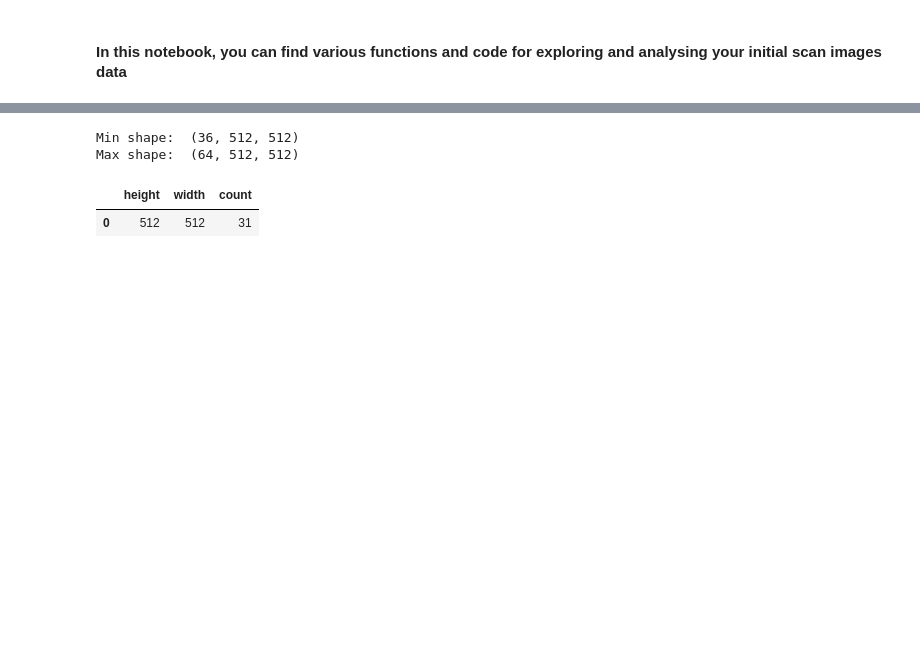
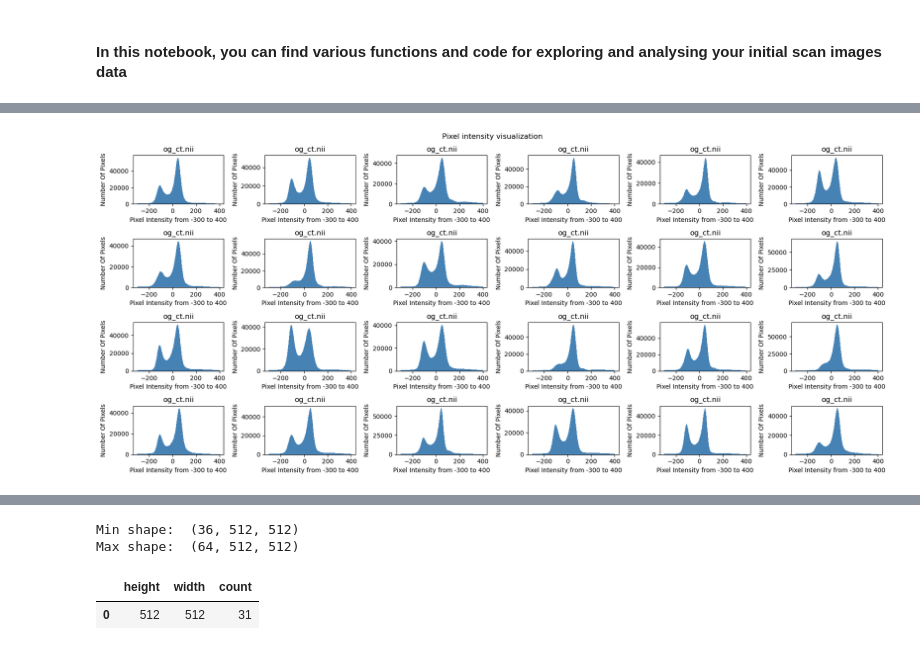
Before and after one commit to aibota1016/calcium_scoring, a Jupyter notebook: src/notebooks/initial_data_exploration.ipynb, the cells around one changed output, grey strips where cells are left out. Cells and saved outputs as stored; diff of their text form; code cells hidden in the pictures; blank space fills up the shorter version.

```diff
--- a/src/notebooks/initial_data_exploration.ipynb
+++ b/src/notebooks/initial_data_exploration.ipynb
@@ -17,0 +17,18 @@ import utils
+# %%
+# Load all ct scan files
+DATA_PATH = r'E:\Aibota\annotated_data_bii'
+
+image_paths = []
+aorta_mask_paths = []
+for folder in os.listdir(DATA_PATH):
+    folder_path = os.path.join(DATA_PATH, folder)
+    if os.path.isdir(folder_path):
+        for filename in os.listdir(folder_path):
+            file_path = os.path.join(folder_path, filename)
+            if filename == 'og_ct.nii':
+                image_paths.append(file_path)
+            elif filename == 'aorta_mask.nii':
+                aorta_mask_paths.append(file_path)
+
+assert len(image_paths) == len(aorta_mask_paths)
+print("Number of patients data: ", len(image_paths))
@@ -17,0 +143,4 @@ import utils
+# %%
+visualize_intensity(scans, row=4, col=6)
+# %% [output]
+[figure, added]
```
Also changed, not shown: parts of 39 cells of this notebook, 23 other files.
